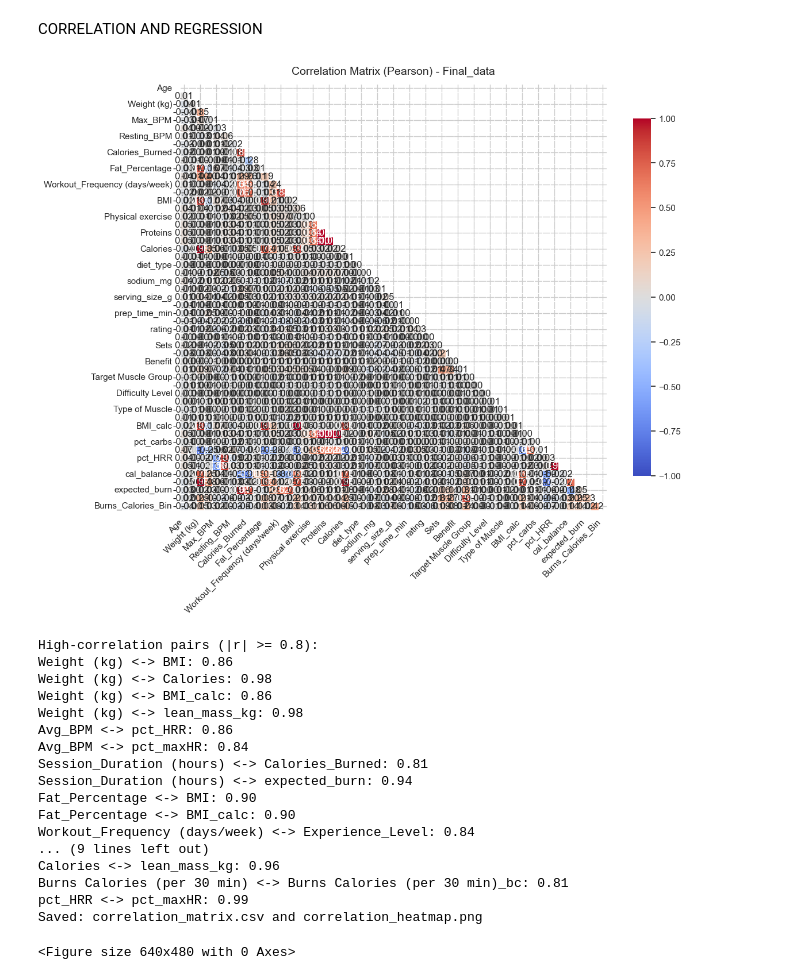
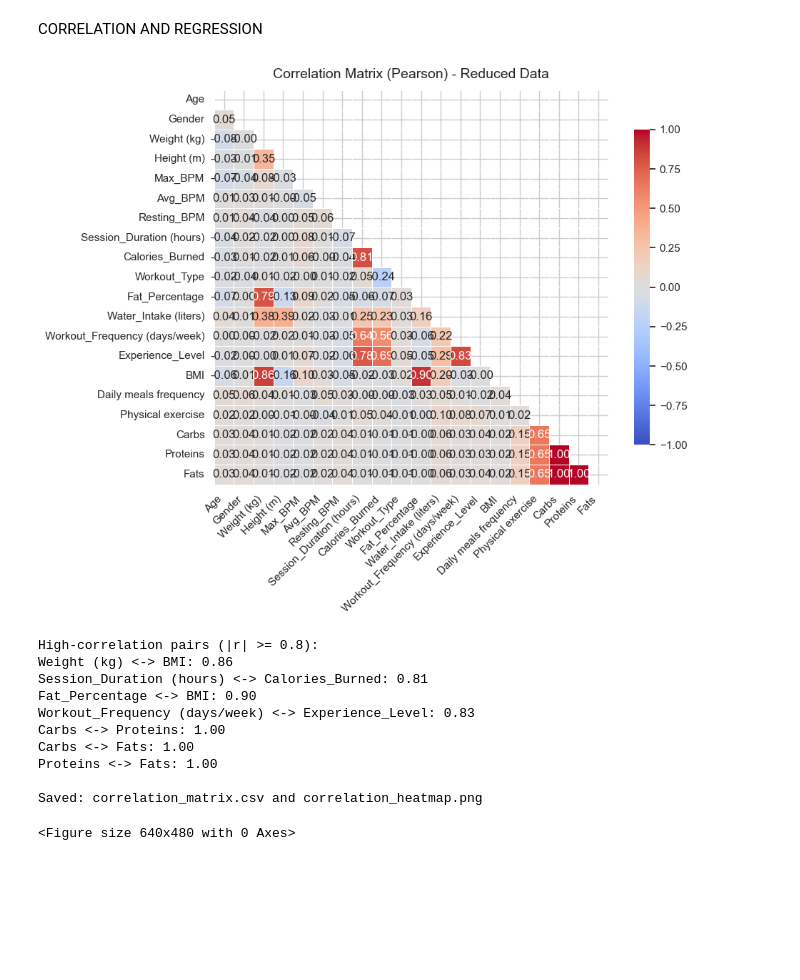
Before and after one commit to anumlk81/DS-project-1, a Jupyter notebook: lifestyle_data.ipynb, the cells around one changed output. Drawn from its saved outputs; the diff is of its cells as text; code cells hidden in the pictures; blank space fills up the shorter version.

Commit message:
correlation

```diff
--- a/lifestyle_data.ipynb
+++ b/lifestyle_data.ipynb
@@ -367,12 +367,14 @@ def plot_correlation_matrix(data, method='pearson', figsize=(14, 12),
 
     return correlation_matrix
 # %%
-# ...existing code...
+# --- Imports ---
 %matplotlib inline
 import numpy as np
+import pandas as pd
 import matplotlib.pyplot as plt
 import seaborn as sns
 
+# --- Helper Functions ---
 def get_high_correlation_pairs(corr_matrix, threshold=0.8):
     """Return list of (col1, col2, corr) for abs(corr) >= threshold (upper triangle only)."""
     pairs = []
@@ -383,6 +385,7 @@ def get_high_correlation_pairs(corr_matrix, threshold=0.8):
             if pd.notna(val) and abs(val) >= threshold:
                 pairs.append((cols[i], cols[j], float(val)))
     return pairs
+
 
 def plot_correlation_matrix(data, method='pearson', figsize=(12, 10),
                             annot=True, cmap='coolwarm', title_suffix=""):
@@ -402,55 +405,63 @@ def plot_correlation_matrix(data, method='pearson', figsize=(12, 10),
         return None
 
     corr = corr_df.round(2)
     mask = np.triu(np.ones_like(corr, dtype=bool))
 
     plt.figure(figsize=figsize)
     sns.heatmap(corr, mask=mask, annot=annot, fmt=".2f", cmap=cmap,
                 square=True, cbar_kws={"shrink": .8}, vmin=-1, vmax=1, linewidths=0.5)
     title = f"Correlation Matrix ({method.capitalize()})"
     if title_suffix:
         title += f" - {title_suffix}"
     plt.title(title, fontsize=14, pad=12)
     plt.xticks(rotation=45, ha='right')
     plt.yticks(rotation=0)
     plt.tight_layout()
     plt.show()
 
     return corr_df
 
-# Run plotting and show high-correlation pairs
-corr = plot_correlation_matrix(cleaned_data, method='pearson', figsize=(12,10), annot=True, cmap='coolwarm', title_suffix="Final_data")
+
+# --- Data Reduction + Correlation Analysis ---
+# ⚠️ Make sure 'cleaned_data' is already loaded before running this
+
+# 1️⃣ Reduce rows to make plotting faster (e.g., first 2000 rows)
+sampled_data = cleaned_data.sample(n=2000, random_state=42)
+
+# 2️⃣ Keep only top 20 numeric columns for clarity
+numeric_cols = sampled_data.select_dtypes(include=[np.number]).columns[:20]
+reduced_data = sampled_data[numeric_cols]
+
+# 3️⃣ Plot correlation heatmap
+corr = plot_correlation_matrix(reduced_data, method='pearson', figsize=(10,8),
+                               annot=True, cmap='coolwarm', title_suffix="Reduced Data")
+
+# 4️⃣ Find and display high-correlation pairs
 if corr is not None:
     pairs = get_high_correlation_pairs(corr, threshold=0.8)
     if pairs:
         print("\nHigh-correlation pairs (|r| >= 0.8):")
-        for a,b,v in pairs:
+        for a, b, v in pairs:
             print(f"{a} <-> {b}: {v:.2f}")
     else:
         print("\nNo high-correlation pairs found at threshold 0.8.")
 
-    # optional: save outputs
-    corr.to_csv(r"D:\datascience\DS-project-1\correlation_matrix.csv")
+    # 5️⃣ Save outputs
+    corr.to_csv(r"D:\datascience\DS-project-1\correlation_matrix.csv", index=True)
     plt.savefig(r"D:\datascience\DS-project-1\correlation_heatmap.png", bbox_inches='tight', dpi=150)
-    print("Saved: correlation_matrix.csv and correlation_heatmap.png")
+    print("\nSaved: correlation_matrix.csv and correlation_heatmap.png")
+
 # ...existing code...
 # %% [output]
-[figure, old version]
+[figure, new version]
 High-correlation pairs (|r| >= 0.8):
 Weight (kg) <-> BMI: 0.86
-Weight (kg) <-> Calories: 0.98
-Weight (kg) <-> BMI_calc: 0.86
-Weight (kg) <-> lean_mass_kg: 0.98
-Avg_BPM <-> pct_HRR: 0.86
-Avg_BPM <-> pct_maxHR: 0.84
 Session_Duration (hours) <-> Calories_Burned: 0.81
-Session_Duration (hours) <-> expected_burn: 0.94
 Fat_Percentage <-> BMI: 0.90
-Fat_Percentage <-> BMI_calc: 0.90
-Workout_Frequency (days/week) <-> Experience_Level: 0.84
-... (9 lines left out)
-Calories <-> lean_mass_kg: 0.96
-Burns Calories (per 30 min) <-> Burns Calories (per 30 min)_bc: 0.81
-pct_HRR <-> pct_maxHR: 0.99
+Workout_Frequency (days/week) <-> Experience_Level: 0.83
+Carbs <-> Proteins: 1.00
+Carbs <-> Fats: 1.00
+Proteins <-> Fats: 1.00
+
 Saved: correlation_matrix.csv and correlation_heatmap.png
 <Figure size 640x480 with 0 Axes>
```
Also changed, not shown: 1 other file.
